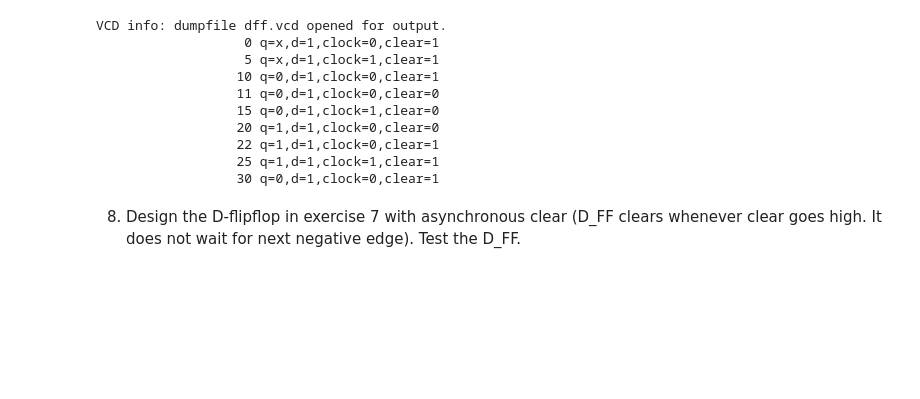
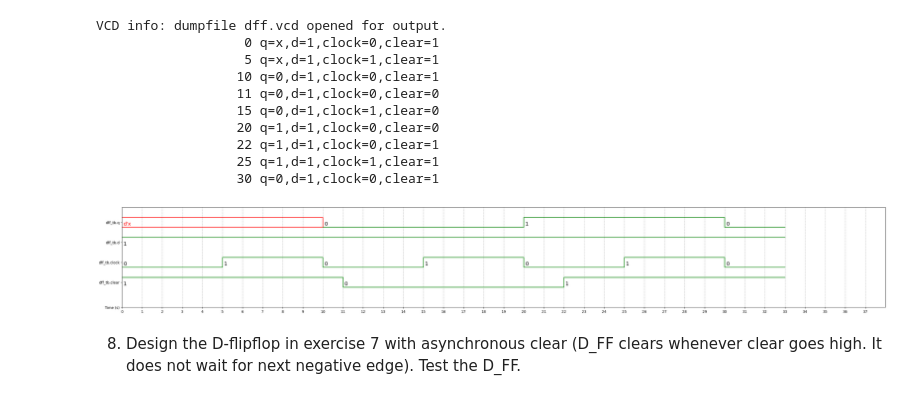
Before and after one commit to Forger-888/DSL-Homework, a Jupyter notebook: VerilogGitPractice.ipynb, the cells around one changed output. Saved outputs shown, nothing was run; the diff lists cells and outputs as text; code cells hidden in the pictures; blank space fills up the shorter version.

```diff
--- a/VerilogGitPractice.ipynb
+++ b/VerilogGitPractice.ipynb
@@ -562,6 +663,15 @@ VCD info: dumpfile dff.vcd opened for output.
                   22 q=1,d=1,clock=0,clear=1
                   25 q=1,d=1,clock=1,clear=1
                   30 q=0,d=1,clock=0,clear=1
+# %%
+%%waveform dff.vcd
+
+sign_list = ['dff_tb.q','dff_tb.d','dff_tb.clock','dff_tb.clear']
+time_begin = 0
+time_end = 37
+base = 'dec' # bin, dec, dec2, hex, octal
+# %% [output]
+[figure, added]
 # %% [markdown]
 8. Design the D-flipflop in exercise 7 with asynchronous clear (D_FF clears whenever clear goes high. It does not wait for next negative edge). Test the D_FF.
 # %%
```
Also changed, not shown: parts of 17 cells of this notebook.
